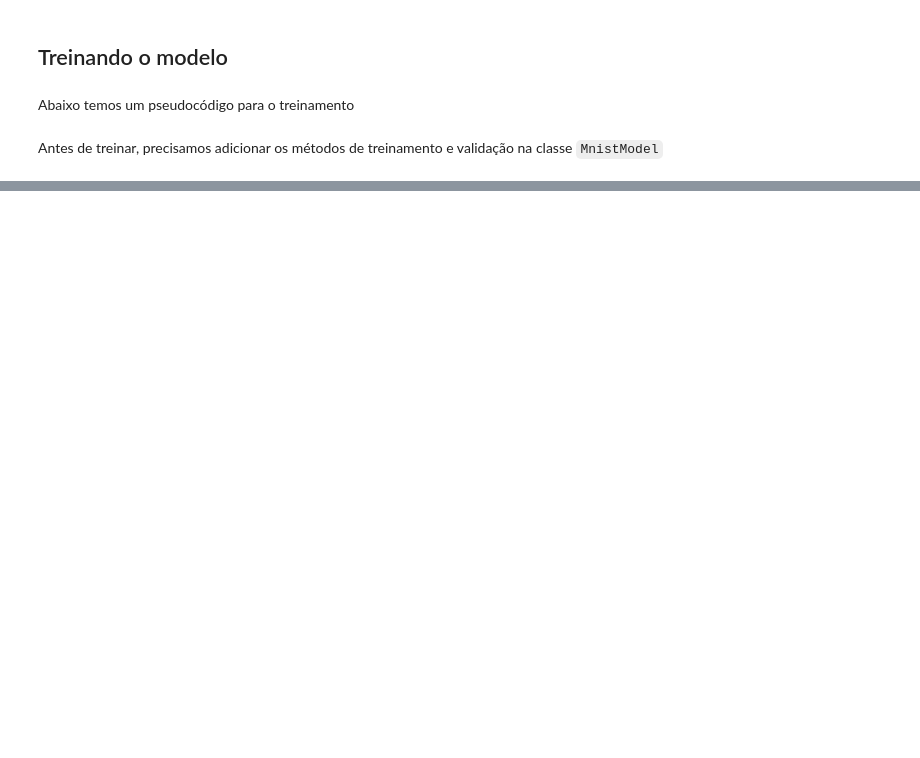
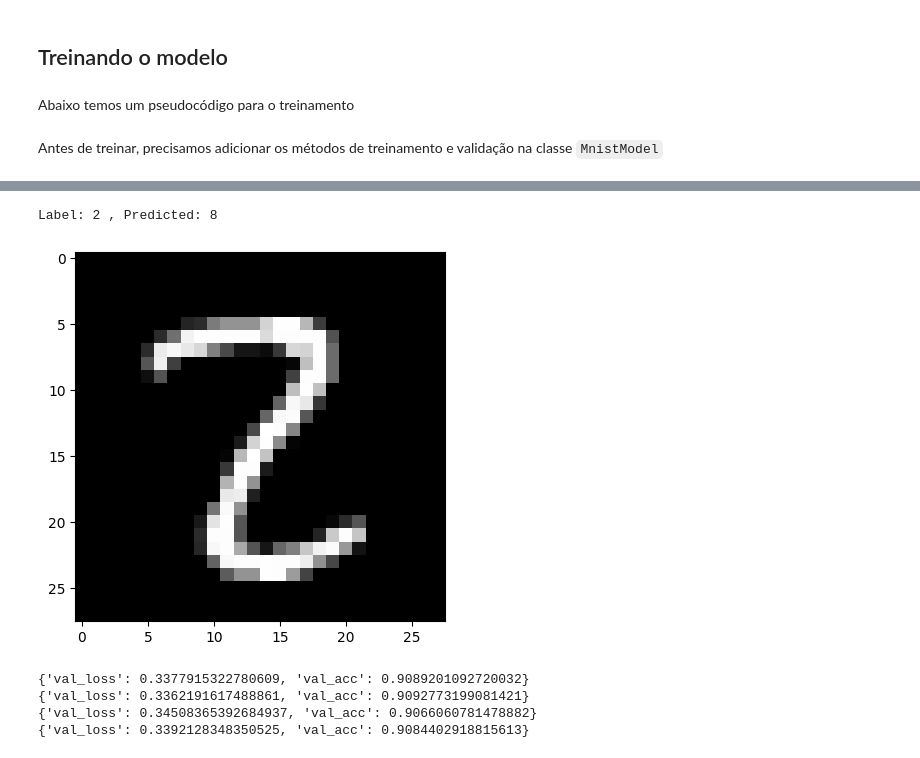
Before and after one commit to HGottschall/ZeroToGans, a Jupyter notebook: 03_Logistic_Regression.ipynb, the cells around one changed output, grey strips where cells are left out. Saved outputs shown, nothing was run; the diff lists cells and outputs as text; code cells hidden in the pictures; blank space fills up the shorter version.

```diff
--- a/03_Logistic_Regression.ipynb
+++ b/03_Logistic_Regression.ipynb
@@ -341,0 +395,20 @@ history1
+# %%
+# Testamos o modelo
+img, label = test_dataset[1839]
+plt.imshow(img[0], cmap="gray")
+print("Label:", label, ", Predicted:", predict_image(img, model))
+# %% [output]
+Label: 2 , Predicted: 8
+[figure, added]
+# %%
+batch_size = [128, 256, 512, 1024]
+
+for i in batch_size:
+    test_loader = DataLoader(test_dataset, i)
+    result = evaluate(model, test_loader)
+    print(result)
+# %% [output]
+{'val_loss': 0.3377915322780609, 'val_acc': 0.9089201092720032}
+{'val_loss': 0.3362191617488861, 'val_acc': 0.9092773199081421}
+{'val_loss': 0.34508365392684937, 'val_acc': 0.9066060781478882}
+{'val_loss': 0.3392128348350525, 'val_acc': 0.9084402918815613}
```
Also changed, not shown: parts of 22 cells of this notebook.
